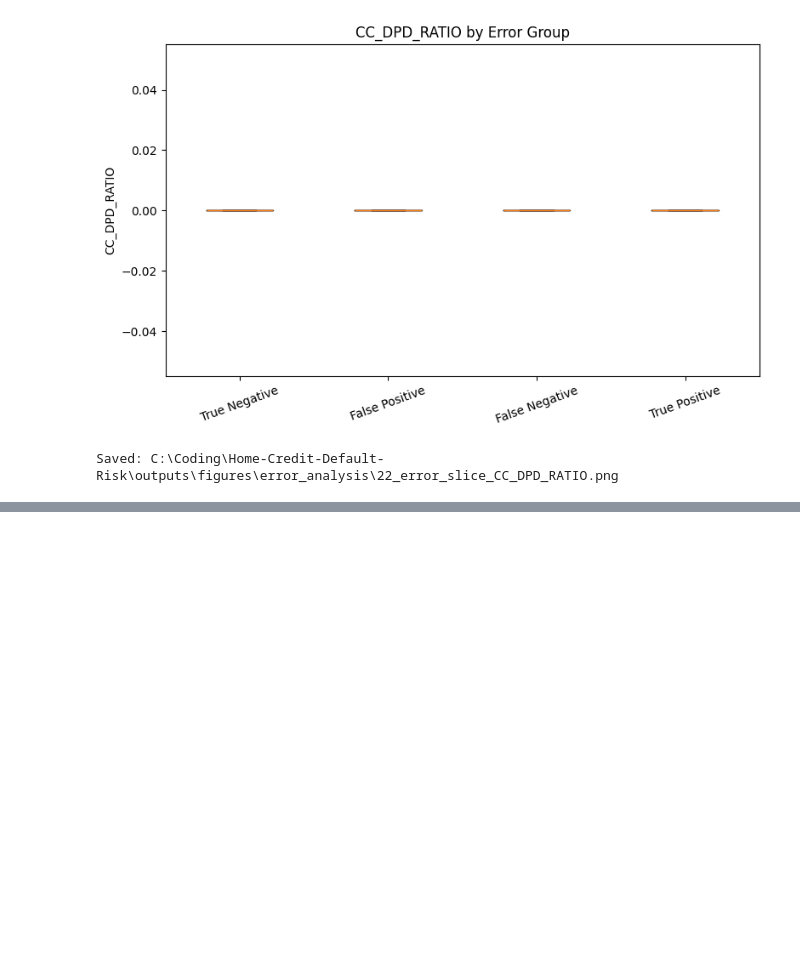
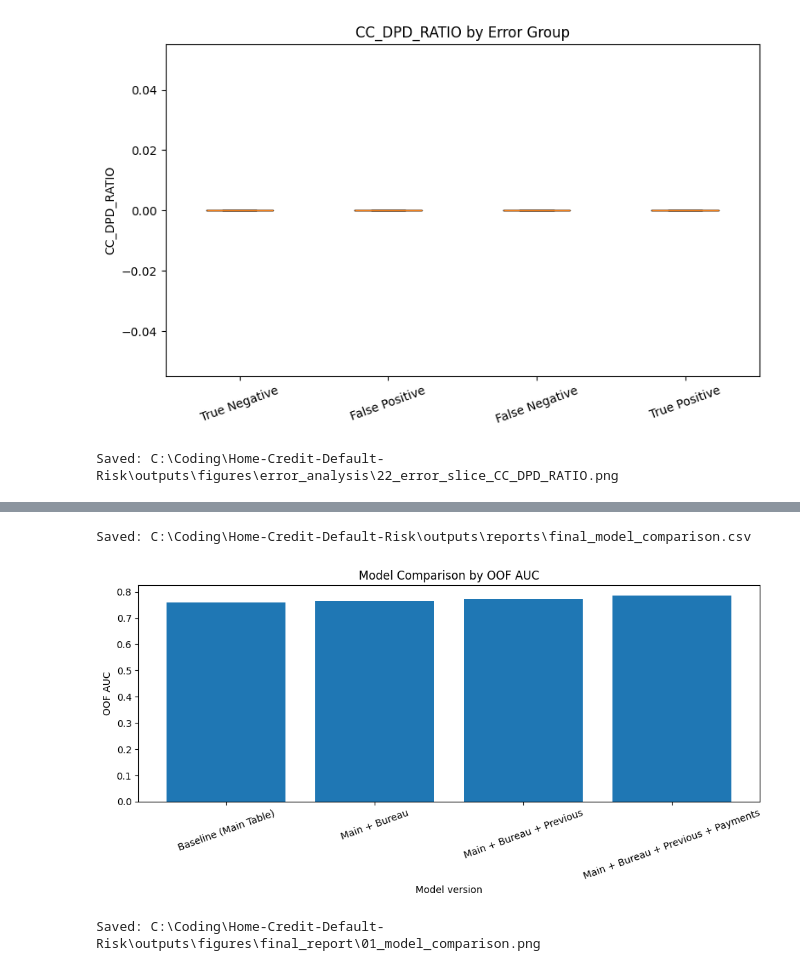
Before and after one commit to ZeakOptimistic/Home-Credit-Default-Risk, a Jupyter notebook: notebooks/03_error_analysis_and_submission.ipynb, the cells around one changed output, grey strips where cells are left out. Drawn from its saved outputs; the diff is of its cells as text; code cells hidden in the pictures; blank space fills up the shorter version.

```diff
--- a/notebooks/10_error_analysis.ipynb
+++ b/notebooks/03_error_analysis_and_submission.ipynb
@@ -631,0 +870,26 @@ Saved: C:\Coding\Home-Credit-Default-Risk\outputs\figures\error_analysis\22_erro
+# %%
+comparison_csv_path = REPORTS_DIR / "final_model_comparison.csv"
+comparison_df.to_csv(comparison_csv_path, index=False)
+
+print("Saved:", comparison_csv_path)
+# %% [output]
+Saved: C:\Coding\Home-Credit-Default-Risk\outputs\reports\final_model_comparison.csv
+# %%
+plot_df = comparison_df.copy()
+
+plt.figure(figsize=(10, 5))
+plt.bar(plot_df["model_name"], plot_df["oof_auc"])
+plt.title("Model Comparison by OOF AUC")
+plt.xlabel("Model version")
+plt.ylabel("OOF AUC")
+plt.xticks(rotation=20)
+plt.tight_layout()
+
+comparison_fig_path = FINAL_FIG_DIR / "01_model_comparison.png"
+plt.savefig(comparison_fig_path, dpi=150, bbox_inches="tight")
+plt.show()
+
+print("Saved:", comparison_fig_path)
+# %% [output]
+[figure, added]
+Saved: C:\Coding\Home-Credit-Default-Risk\outputs\figures\final_report\01_model_comparison.png
```
Also changed, not shown: parts of 13 cells of this notebook, 23 other files.
